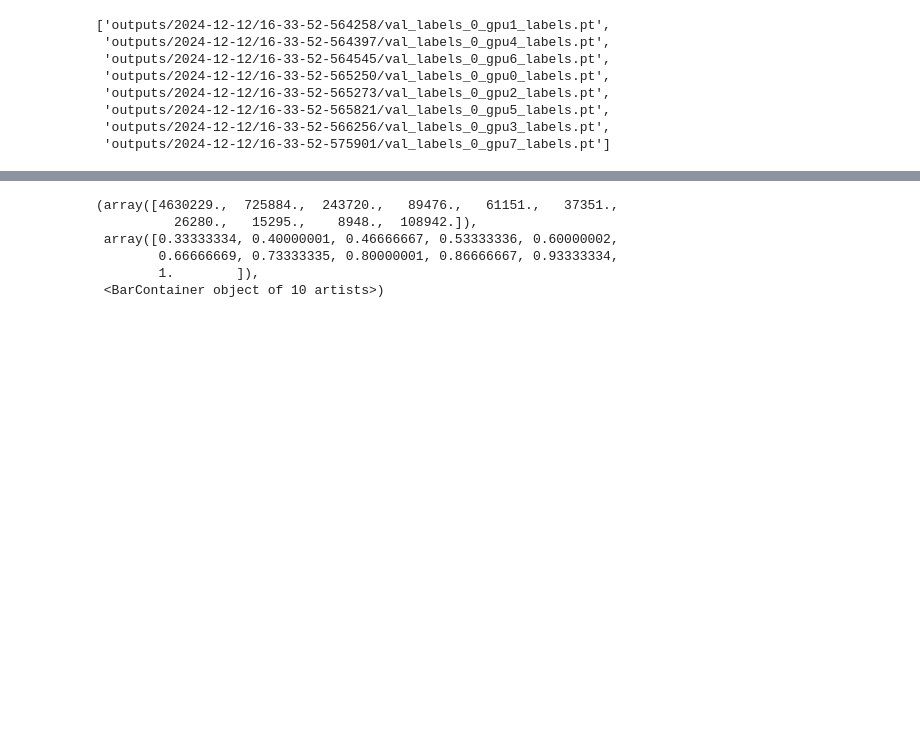
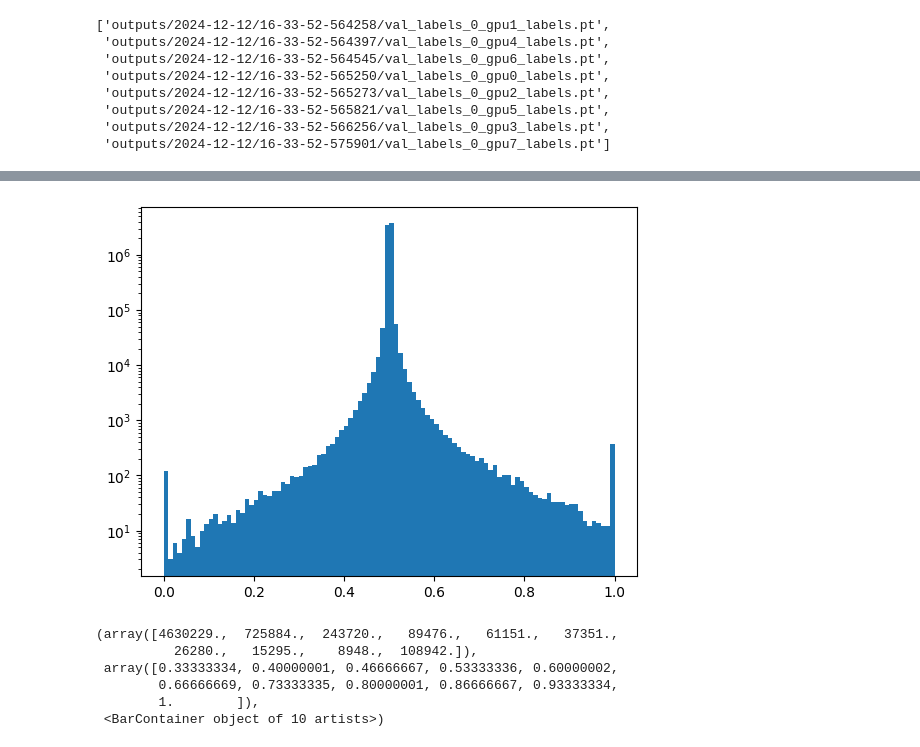
Before and after one commit to synthetic-tensors/caduceus, a Jupyter notebook: crispr_data_wrangling.ipynb, the cells around one changed output, grey strips where cells are left out. Drawn from its saved outputs; the diff is of its cells as text; code cells hidden in the pictures; blank space fills up the shorter version.

```diff
--- a/crispr_data_wrangling.ipynb
+++ b/crispr_data_wrangling.ipynb
@@ -908 +912,8 @@ def clip_min_max_norm(example, upper_lim=10, lower_lim=-5):
+# %%
+import matplotlib.pyplot as plt
+import torch
+plt.hist(torch.cat(ds_test2['input_vals']).flatten(),bins=100)
+plt.yscale('log')
+# %% [output]
+[figure, added]
 # %%
```
Also changed, not shown: parts of 7 cells of this notebook, 2 other files.
